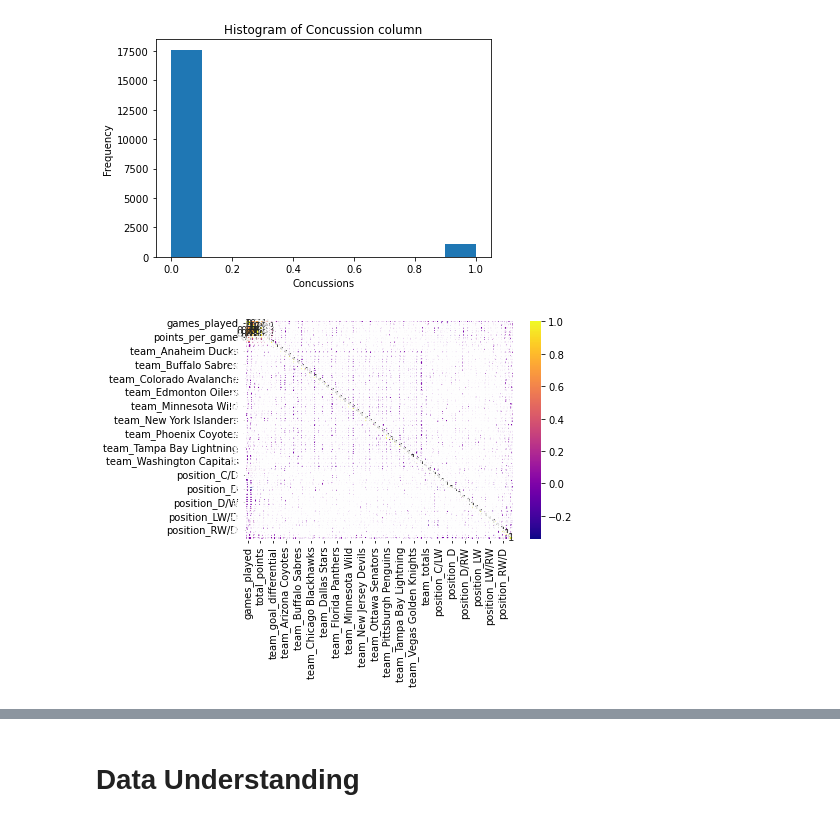
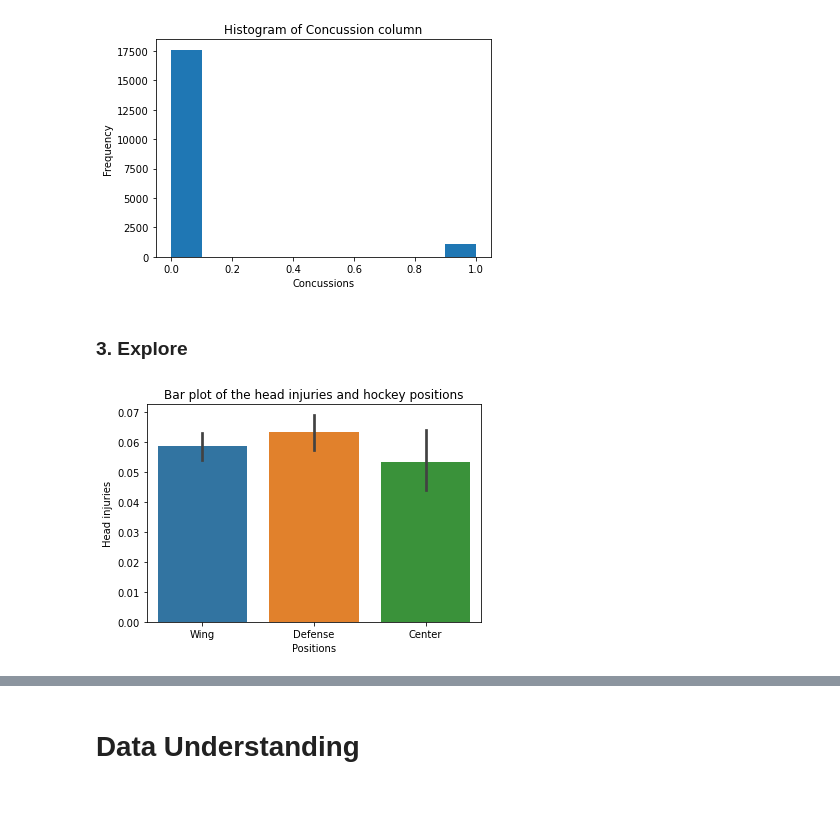
Before and after one commit to Marissa841/Predicting-Head-Injuries-in-NHL-Players--A-Machine-Learning-Approach, a Jupyter notebook: notebook_1.ipynb, the cells around one changed output, grey strips where cells are left out. Saved outputs shown, nothing was run; the diff lists cells and outputs as text; code cells hidden in the pictures.

```diff
--- a/notebook_1.ipynb
+++ b/notebook_1.ipynb
@@ -287,16 +333,14 @@ plt.title('Histogram of Concussion column')
 plt.show()
 # %% [output]
 [figure]
-# %%
-# heatmap of dataframe
-
-# create a correlation matrix from the dataFrame
-corr_matrix = df.corr()
-
-# create a heatmap from the correlation matrix
-sns.heatmap(corr_matrix, annot=True, cmap='plasma' )
-
-# display the heatmap
-plt.show()
-# %% [output]
-[figure, old version]
+# %% [markdown]
+### 3. Explore
+# %%
+# Plot a bar plot of the head_injuries and a positions columns
+sns.barplot(x=df['position'], y=df['head_injuries'])
+plt.xlabel('Positions')
+plt.ylabel('Head injuries')
+plt.title('Bar plot of the head injuries and hockey positions')
+plt.show()
+# %% [output]
+[figure, added]
```
Also changed, not shown: parts of 35 cells of this notebook, 23 other files.
